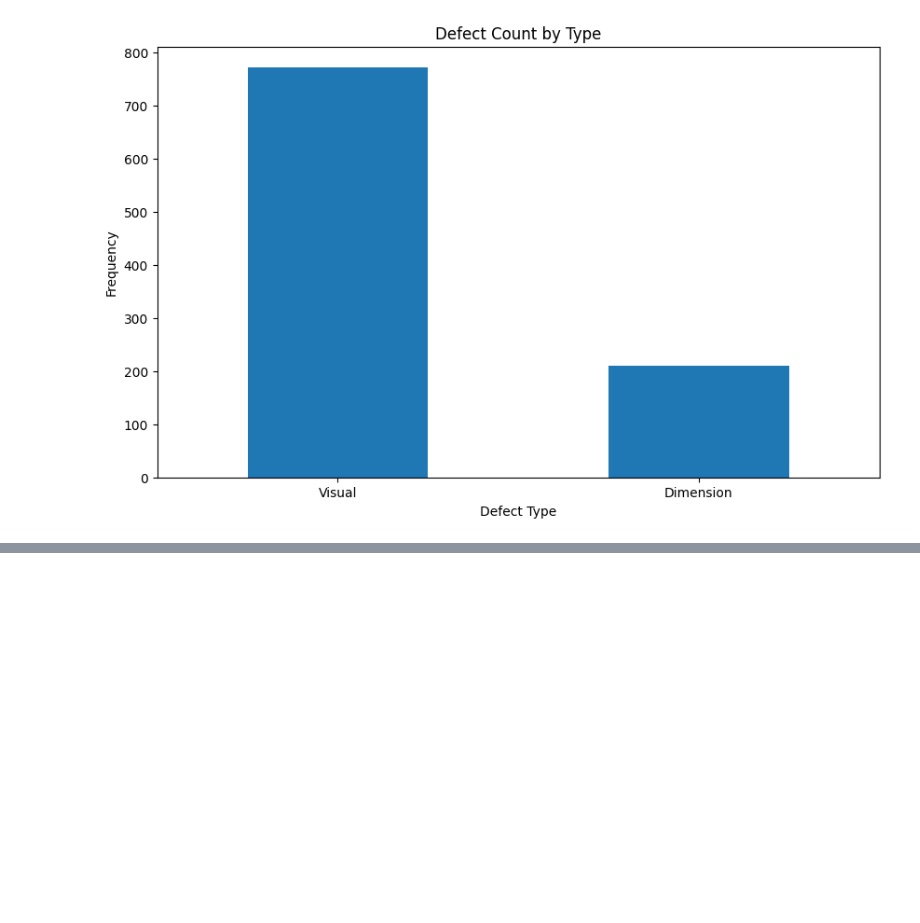
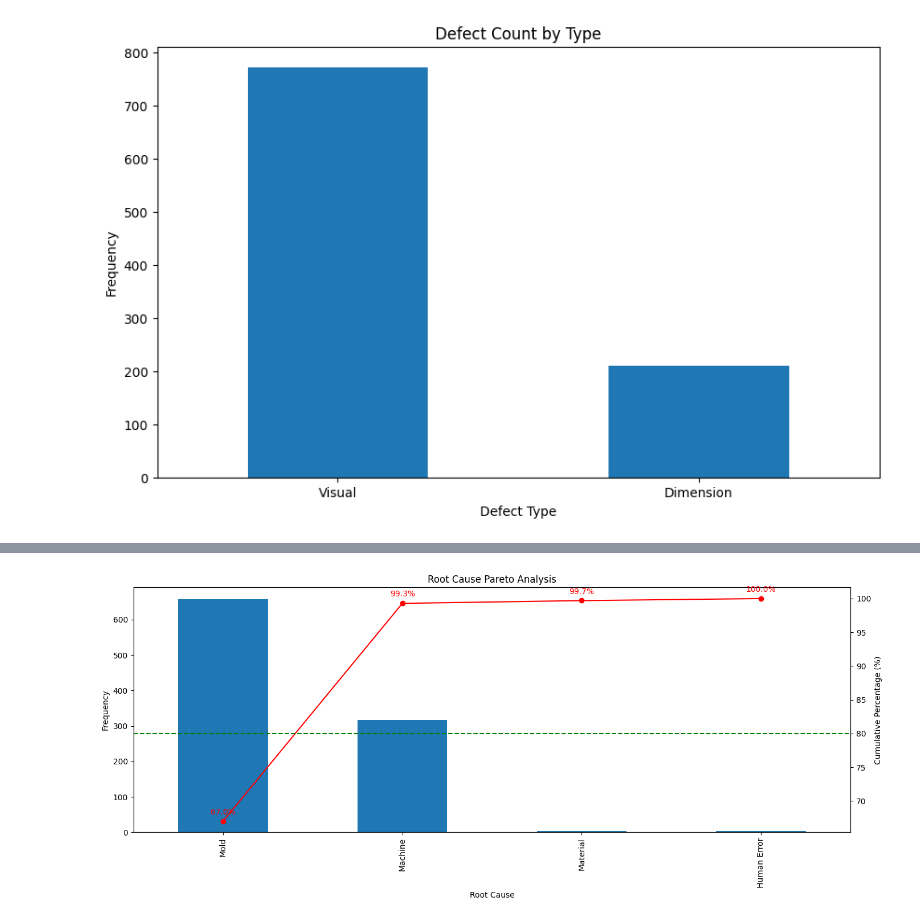
Before and after one commit to Jalilfatirunaanfasya/quality-inspection-dashboard, a Jupyter notebook: quality_analysis.ipynb, the cells around one changed output, grey strips where cells are left out. Saved outputs shown, nothing was run; the diff lists cells and outputs as text; code cells hidden in the pictures; blank space fills up the shorter version.

```diff
--- a/quality_analysis.ipynb
+++ b/quality_analysis.ipynb
@@ -56,0 +70,46 @@ Targeted improvement efforts focused on visual inspection controls, machine sett
+# %%
+import matplotlib.pyplot as plt # Mengimpor library matplotlib untuk visualisasi data
+
+root_counts = df['Cause'].value_counts() # Menghitung jumlah kemunculan setiap root cause
+# cumsum() = menghitung total kumulatif bertahap
+# root_counts.sum() = total seluruh defect
+# Dibagi total lalu dikali 100 untuk mendapatkan persentase kumulatif
+# Digunakan untuk Pareto line (80/20 analysis)
+cumulative = root_counts.cumsum() / root_counts.sum() * 100
+
+# Membuat figure/grafik baru
+# figsize=(14,6) = ukuran grafik 14 inci x 6 inci
+# ax1 = sumbu utama untuk bar chart
+fig, ax1 = plt.subplots(figsize=(14,6))
+
+# Membuat grafik batang berdasarkan jumlah tiap root cause
+# ax=ax1 = menempatkan grafik pada sumbu utama
+root_counts.plot(kind='bar', ax=ax1)
+ax1.set_xlabel("Root Cause") # Memberi nama sumbu X
+ax1.set_ylabel("Frequency") # Memberi nama sumbu Y kiri
+ax1.set_title("Root Cause Pareto Analysis") # Memberikan judul grafik
+
+ax2 = ax1.twinx()# Membuat sumbu Y kedua di sisi kanan
+# Membuat garis kumulatif Pareto
+# color='red' = garis merah
+# marker='o' = titik lingkaran pada setiap data
+ax2.plot(cumulative.values, color='red', marker='o')
+# Label sumbu Y kanan
+# Menunjukkan persentase kumulatif
+ax2.set_ylabel("Cumulative Percentage (%)")
+# Membuat garis horizontal pada level 80%
+# Digunakan untuk prinsip Pareto (80/20 rule)
+# Garis hijau putus-putus
+ax2.axhline(80, color='green', linestyle='--')
+
+# Add percentage labels
+for i, value in enumerate(cumulative.values):
+    # Loop setiap nilai cumulative percentage
+
+    ax2.text(i, value + 1, f'{value:.1f}%', color='red', ha='center')
+    # Menampilkan label persentase di atas tiap titik garis Pareto
+
+plt.tight_layout() # Menyesuaikan tata letak agar label/judul tidak bertabrakan
+plt.show()
+# %% [output]
+[figure, added]
```
Also changed, not shown: parts of 11 cells of this notebook.
